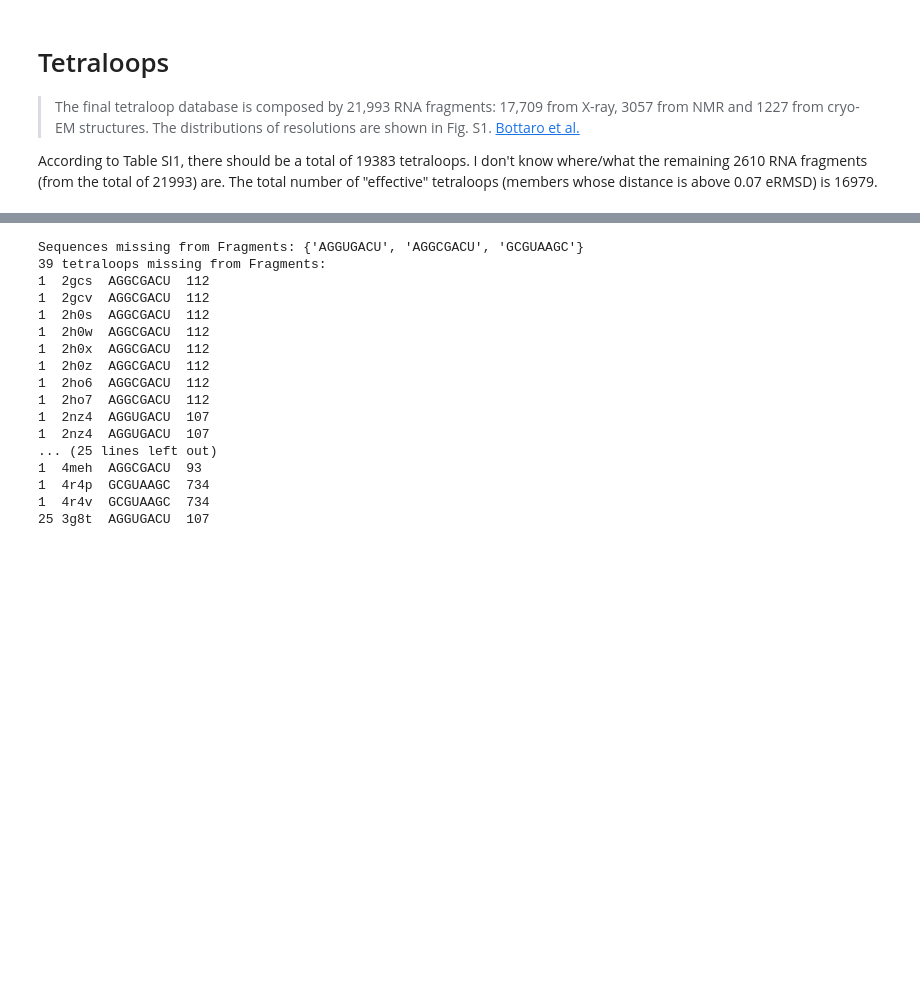
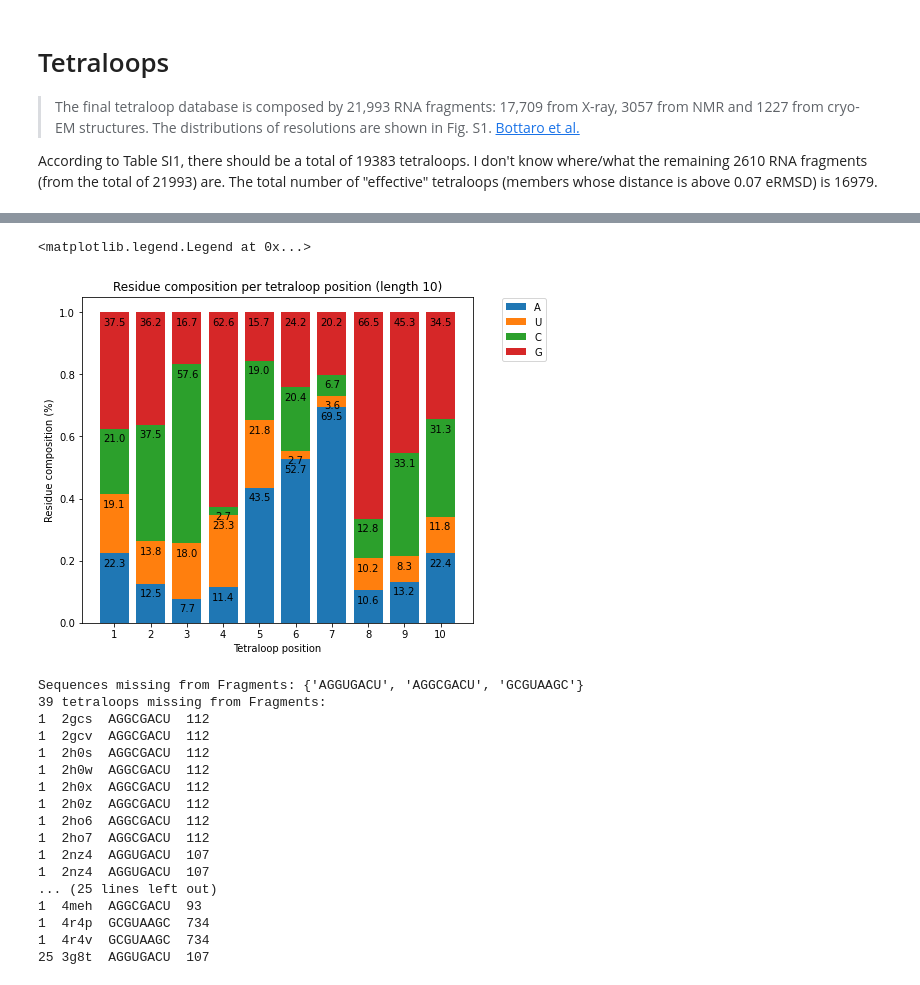
Before and after one commit to samuelflores/deep-learning-RNA-structure-prediction, a Jupyter notebook: data_generation/dataset_statistics.ipynb, the cells around one changed output, grey strips where cells are left out. Drawn from its saved outputs; the diff is of its cells as text; code cells hidden in the pictures; blank space fills up the shorter version.

```diff
--- a/data_generation/dataset_statistics.ipynb
+++ b/data_generation/dataset_statistics.ipynb
@@ -18,11 +18,6 @@ from collections import Counter, OrderedDict
 from pathlib import Path
 from pprint import pprint
 from PyPDF2 import PdfWriter
-# %%
-# matplotlib config
-
-mpl.rcParams['figure.figsize'] = [8, 6]
-colors = plt.rcParams['axes.prop_cycle'].by_key()['color']
 # %%
 # Paths
 clusters_dir = Path('../../all_clusters/')
@@ -527,3 +281,36 @@ ax.legend(labels=["Bottaro", "Generated"], loc = "lower right")
+# %%
+# Residue position histogram
+
+tloops = [i for i in fragments_10_filtered if i.clust_id != 0] #!
+# tloops = tloops_filtered #!
+
+sequences = get_seqs(tloops)
+res_names = ['A','U','C','G'] # N, I
+sequence_length = len(sequences[0])
+res_array = np.zeros(shape=(len(res_names), sequence_length))
+for seq in sequences:
+    for pos, res in enumerate(seq):
+        res_array[res_names.index(res)][pos] += 1
+res_array = res_array/res_array.sum(axis=0, keepdims=True)
+
+fig, ax = plt.subplots(figsize=(sequence_length*0.7,6))
+ax.set_title(f"Residue composition per tetraloop position (length {sequence_length})")
+ax.set_xlabel("Tetraloop position")
+ax.set_ylabel("Residue composition (%)")
+
+positions = range(1, sequence_length+1)
+ax.set_xticks(positions)
+
+bottom = np.zeros(sequence_length)
+for index, percentages in enumerate(res_array):
+    bar = ax.bar(positions, percentages, bottom=bottom, label=res_names[index])
+    ax.bar_label(bar, [round(i*100, 1) if i != 0 else "" for i in percentages], padding=-15)
+    bottom += percentages
+
+ax.legend(loc='upper right', bbox_to_anchor=(1.2,1.01))
+# %% [output]
+<matplotlib.legend.Legend at 0x...>
+[figure, added]
 # %%
 # Missing Tetraloop sequences (found in Bottaro but not in Generated)
 
```
Also changed, not shown: parts of 25 cells of this notebook.
